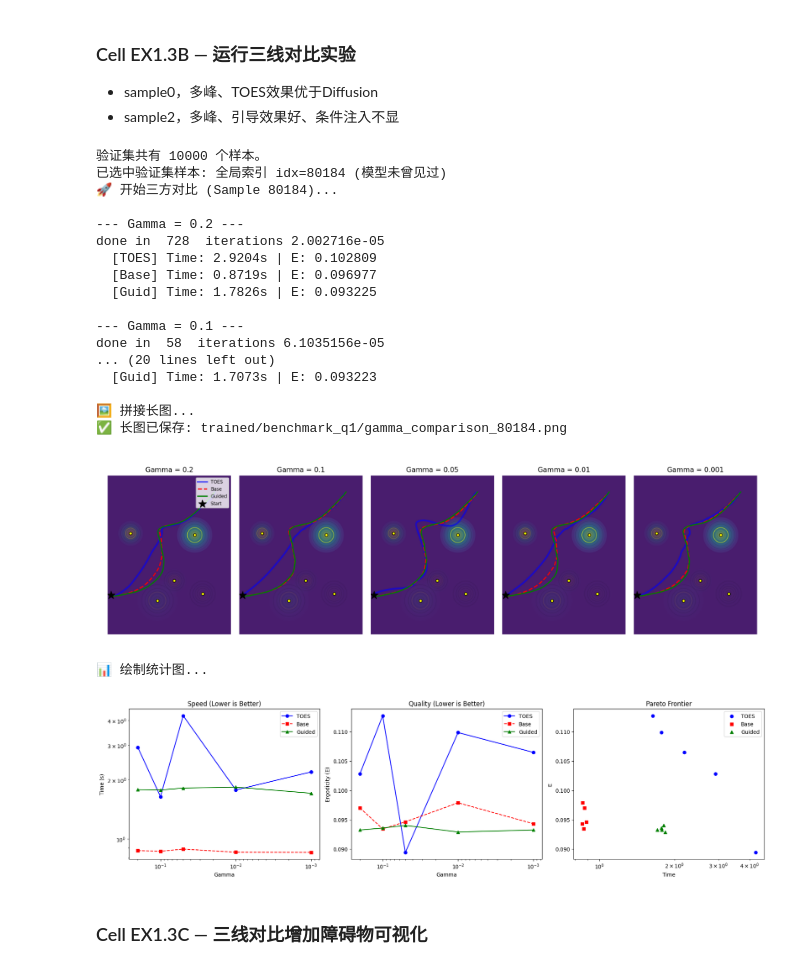
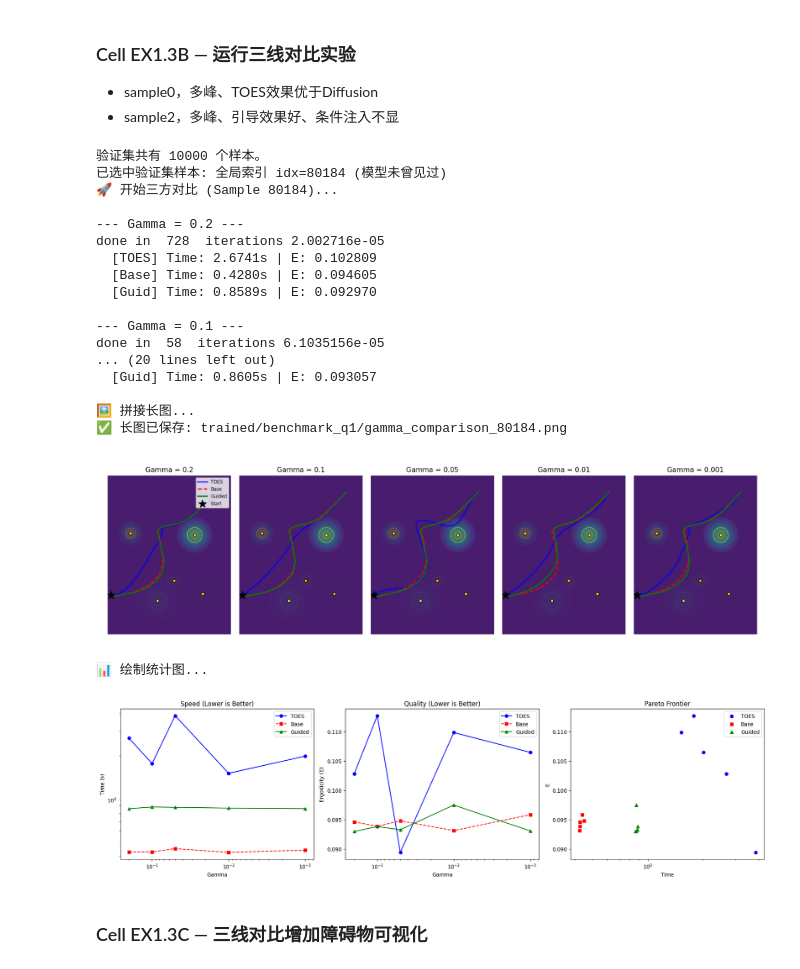
Before and after one commit to Islehecha/Diffusion-Ergodic-wandb, a Jupyter notebook: diffusion_ergodic/diffusion_ergodic energy Transformer.iPynb, the cells around one changed output. Cells and saved outputs as stored; diff of their text form; code cells hidden in the pictures.

```diff
--- a/diffusion_ergodic/diffusion_ergodic energy Transformer.iPynb
+++ b/diffusion_ergodic/diffusion_ergodic energy Transformer.iPynb
@@ -3574,7 +3637,7 @@ def draw_gaussian_components(ax, params, x0, x1, y0, y1):
 # --- 1. 初始化 ---
 if 'model' not in globals(): raise RuntimeError("Model not loaded!")
 if 'toes_solver' not in globals(): toes_solver = TOESSolver()
-diff_solver = DiffusionSolverV2(model, device)
+diff_solver = DiffusionSolver(model, device)
 
 # --- 2. 设置实验数据 (修正版：确保来自验证集) ---
 # 0. 在所有样本集上取数据
@@ -3742,39 +3805,39 @@ axes[0].set_title('Speed (Lower is Better)')
 if r_toes: axes[1].plot([r['gamma'] for r in r_toes], [r['erg'] for r in r_toes], 'b-o', label='TOES')
 if r_base: axes[1].plot([r['gamma'] for r in r_base], [r['erg'] for r in r_base], 'r--s', label='Base')
 if r_guid: axes[1].plot([r['gamma'] for r in r_guid], [r['erg'] for r in r_guid], 'g-^', label='Guided')
 axes[1].set_xscale('log'); axes[1].invert_xaxis()
 axes[1].set_xlabel('Gamma'); axes[1].set_ylabel('Ergodicity (E)'); axes[1].legend()
 axes[1].set_title('Quality (Lower is Better)')
 
 if r_toes: axes[2].scatter([r['time'] for r in r_toes], [r['erg'] for r in r_toes], c='b', label='TOES')
 if r_base: axes[2].scatter([r['time'] for r in r_base], [r['erg'] for r in r_base], c='r', marker='s', label='Base')
 if r_guid: axes[2].scatter([r['time'] for r in r_guid], [r['erg'] for r in r_guid], c='g', marker='^', label='Guided')
 axes[2].set_xscale('log'); axes[2].set_xlabel('Time'); axes[2].set_ylabel('E')
 axes[2].legend(); axes[2].set_title('Pareto Frontier')
 
 plt.tight_layout()
 plt.show()
 # %% [output]
 验证集共有 10000 个样本。
 已选中验证集样本: 全局索引 idx=80184 (模型未曾见过)
 🚀 开始三方对比 (Sample 80184)...
 
 --- Gamma = 0.2 ---
 done in  728  iterations 2.002716e-05
-  [TOES] Time: 2.9204s | E: 0.102809
-  [Base] Time: 0.8719s | E: 0.096977
-  [Guid] Time: 1.7826s | E: 0.093225
+  [TOES] Time: 2.6741s | E: 0.102809
+  [Base] Time: 0.4280s | E: 0.094605
+  [Guid] Time: 0.8589s | E: 0.092970
 
 --- Gamma = 0.1 ---
 done in  58  iterations 6.1035156e-05
 ... (20 lines left out)
-  [Guid] Time: 1.7073s | E: 0.093223
+  [Guid] Time: 0.8605s | E: 0.093057
 
 🖼️ 拼接长图...
 ✅ 长图已保存: trained/benchmark_q1/gamma_comparison_80184.png
-[figure, old version]
+[figure, new version]
 📊 绘制统计图...
-[figure, old version]
+[figure, new version]
 # %% [markdown]
 ### Cell EX1.3C — 三线对比增加障碍物可视化
 # %%
```
Also changed, not shown: parts of 8 cells of this notebook.
